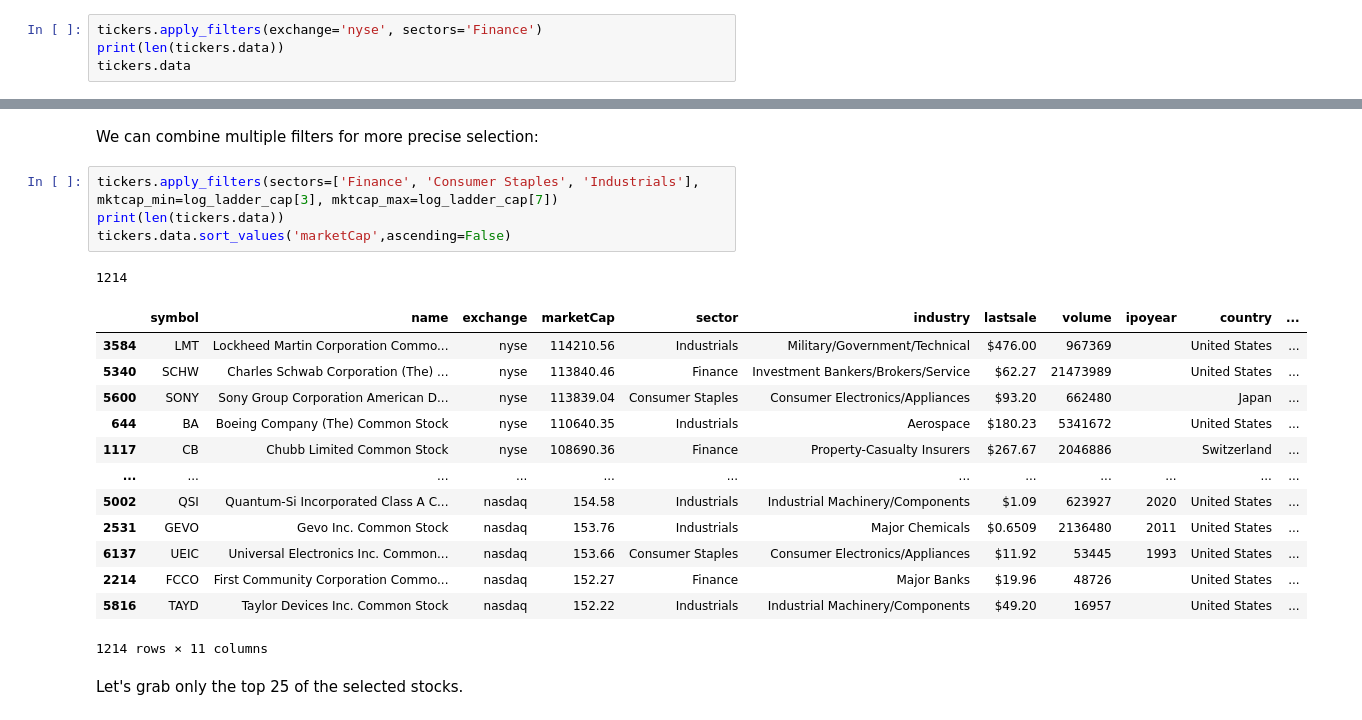
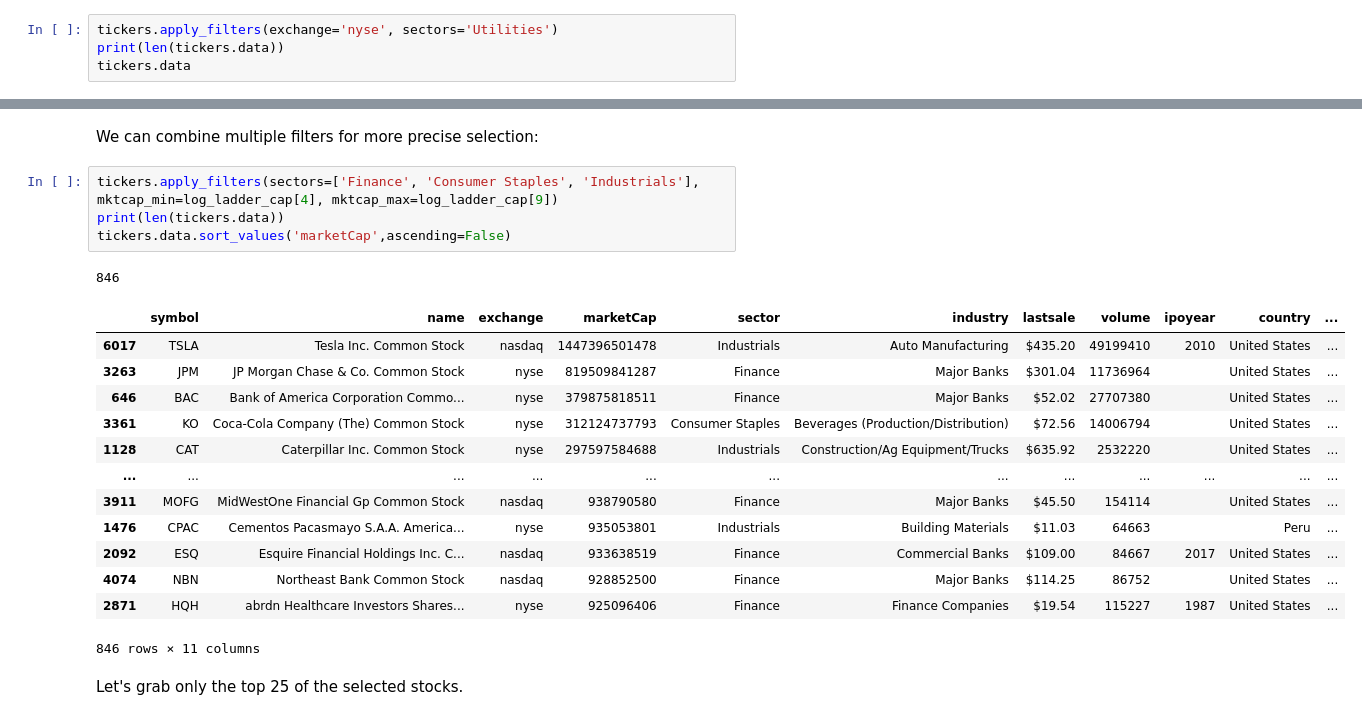
Before and after one commit to CharlieNestor/download_tickers, a Jupyter notebook: tickers_jupyter.ipynb, the cells around one changed output, grey strips where cells are left out. Cells and saved outputs as stored; diff of their text form.

```diff
--- a/tickers_jupyter.ipynb
+++ b/tickers_jupyter.ipynb
@@ -124,5 +132,5 @@ Let's explore various filtering options:
 # %%
-tickers.apply_filters(exchange='nyse', sectors='Finance')
+tickers.apply_filters(exchange='nyse', sectors='Utilities')
 print(len(tickers.data))
 tickers.data
 # %% [output]
@@ -180,24 +188,24 @@ print(log_ladder_cap)
 # %% [markdown]
 We can combine multiple filters for more precise selection:
 # %%
-tickers.apply_filters(sectors=['Finance', 'Consumer Staples', 'Industrials'], mktcap_min=log_ladder_cap[3], mktcap_max=log_ladder_cap[7])
+tickers.apply_filters(sectors=['Finance', 'Consumer Staples', 'Industrials'], mktcap_min=log_ladder_cap[4], mktcap_max=log_ladder_cap[9])
 print(len(tickers.data))
 tickers.data.sort_values('marketCap',ascending=False)
 # %% [output]
-1214
+846
 |  | symbol | name | exchange | marketCap | sector | industry | lastsale | volume | ipoyear | country | ... |
-| 3584 | LMT | Lockheed Martin Corporation Commo... | nyse | 114210.56 | Industrials | Military/Government/Technical | $476.00 | 967369 |  | United States | ... |
-| 5340 | SCHW | Charles Schwab Corporation (The) ... | nyse | 113840.46 | Finance | Investment Bankers/Brokers/Service | $62.27 | 21473989 |  | United States | ... |
-| 5600 | SONY | Sony Group Corporation American D... | nyse | 113839.04 | Consumer Staples | Consumer Electronics/Appliances | $93.20 | 662480 |  | Japan | ... |
-| 644 | BA | Boeing Company (The) Common Stock | nyse | 110640.35 | Industrials | Aerospace | $180.23 | 5341672 |  | United States | ... |
-| 1117 | CB | Chubb Limited Common Stock | nyse | 108690.36 | Finance | Property-Casualty Insurers | $267.67 | 2046886 |  | Switzerland | ... |
+| 6017 | TSLA | Tesla Inc. Common Stock | nasdaq | 1447396501478 | Industrials | Auto Manufacturing | $435.20 | 49199410 | 2010 | United States | ... |
+| 3263 | JPM | JP Morgan Chase & Co. Common Stock | nyse | 819509841287 | Finance | Major Banks | $301.04 | 11736964 |  | United States | ... |
+| 646 | BAC | Bank of America Corporation Commo... | nyse | 379875818511 | Finance | Major Banks | $52.02 | 27707380 |  | United States | ... |
+| 3361 | KO | Coca-Cola Company (The) Common Stock | nyse | 312124737793 | Consumer Staples | Beverages (Production/Distribution) | $72.56 | 14006794 |  | United States | ... |
+| 1128 | CAT | Caterpillar Inc. Common Stock | nyse | 297597584688 | Industrials | Construction/Ag Equipment/Trucks | $635.92 | 2532220 |  | United States | ... |
 | ... | ... | ... | ... | ... | ... | ... | ... | ... | ... | ... | ... |
-| 5002 | QSI | Quantum-Si Incorporated Class A C... | nasdaq | 154.58 | Industrials | Industrial Machinery/Components | $1.09 | 623927 | 2020 | United States | ... |
-| 2531 | GEVO | Gevo Inc. Common Stock | nasdaq | 153.76 | Industrials | Major Chemicals | $0.6509 | 2136480 | 2011 | United States | ... |
-| 6137 | UEIC | Universal Electronics Inc. Common... | nasdaq | 153.66 | Consumer Staples | Consumer Electronics/Appliances | $11.92 | 53445 | 1993 | United States | ... |
-| 2214 | FCCO | First Community Corporation Commo... | nasdaq | 152.27 | Finance | Major Banks | $19.96 | 48726 |  | United States | ... |
-| 5816 | TAYD | Taylor Devices Inc. Common Stock | nasdaq | 152.22 | Industrials | Industrial Machinery/Components | $49.20 | 16957 |  | United States | ... |
+| 3911 | MOFG | MidWestOne Financial Gp Common Stock | nasdaq | 938790580 | Finance | Major Banks | $45.50 | 154114 |  | United States | ... |
+| 1476 | CPAC | Cementos Pacasmayo S.A.A. America... | nyse | 935053801 | Industrials | Building Materials | $11.03 | 64663 |  | Peru | ... |
+| 2092 | ESQ | Esquire Financial Holdings Inc. C... | nasdaq | 933638519 | Finance | Commercial Banks | $109.00 | 84667 | 2017 | United States | ... |
+| 4074 | NBN | Northeast Bank Common Stock | nasdaq | 928852500 | Finance | Major Banks | $114.25 | 86752 |  | United States | ... |
+| 2871 | HQH | abrdn Healthcare Investors Shares... | nyse | 925096406 | Finance | Finance Companies | $19.54 | 115227 | 1987 | United States | ... |
-1214 rows × 11 columns
+846 rows × 11 columns
 # %% [markdown]
 Let's grab only the top 25 of the selected stocks.
 # %%
```
Also changed, not shown: parts of 17 cells of this notebook, 2 other files.
